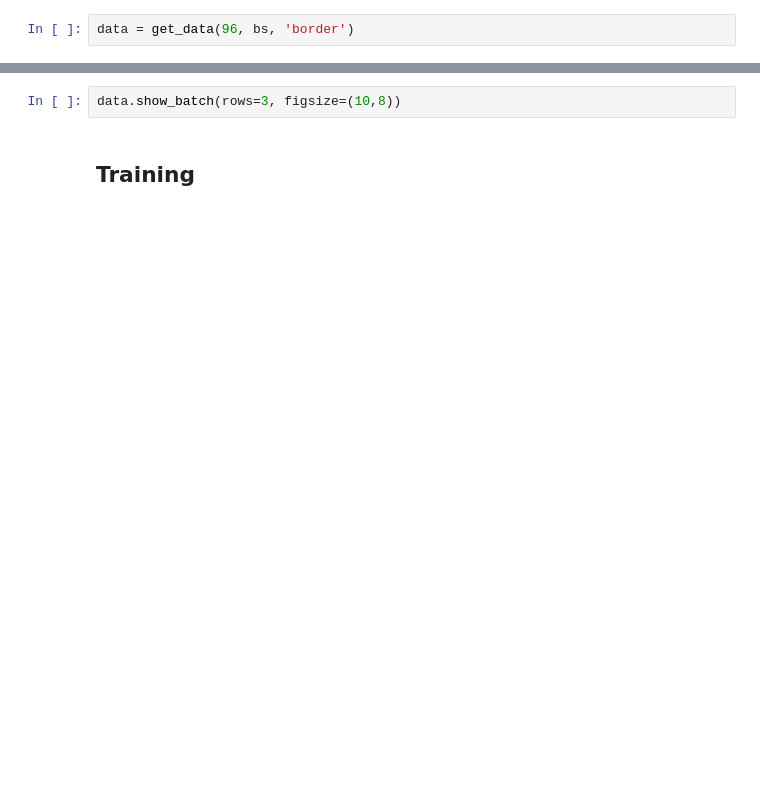
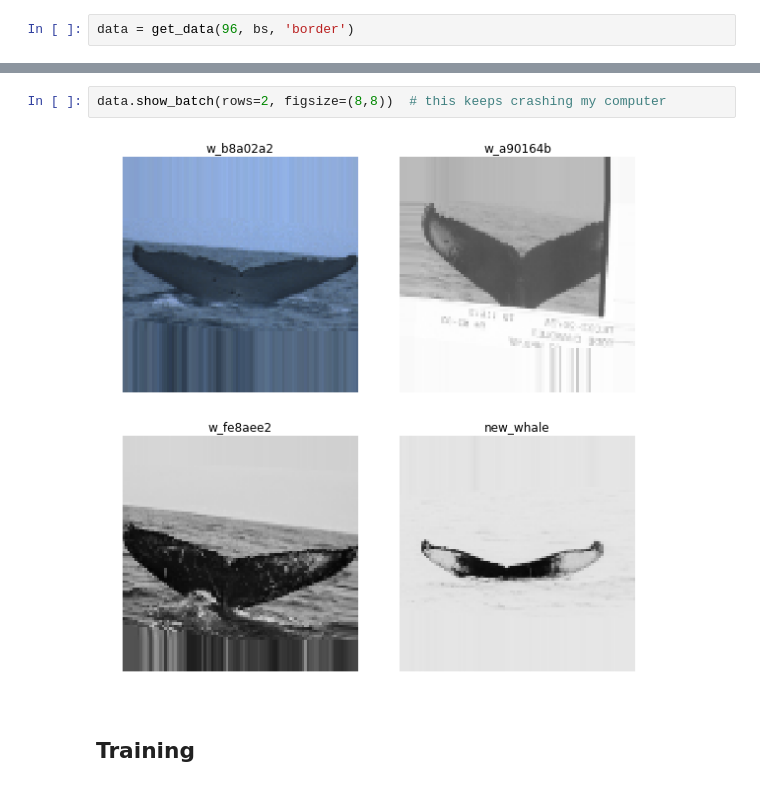
Before and after one commit to jachen36/humpback_kaggle, a Jupyter notebook: first_attempt-Copy1.ipynb, the cells around one changed output, grey strips where cells are left out. Drawn from its saved outputs; the diff is of its cells as text; blank space fills up the shorter version.

```diff
--- a/first_attempt-Copy1.ipynb
+++ b/first_attempt-Copy1.ipynb
@@ -206,4 +198,6 @@ fastai.core.Category
 # %%
-data.show_batch(rows=3, figsize=(10,8))
+data.show_batch(rows=2, figsize=(8,8))  # this keeps crashing my computer
+# %% [output]
+[figure, added]
 # %% [markdown]
 ## Training
```
Also changed, not shown: parts of 38 cells of this notebook, 1 other file.
